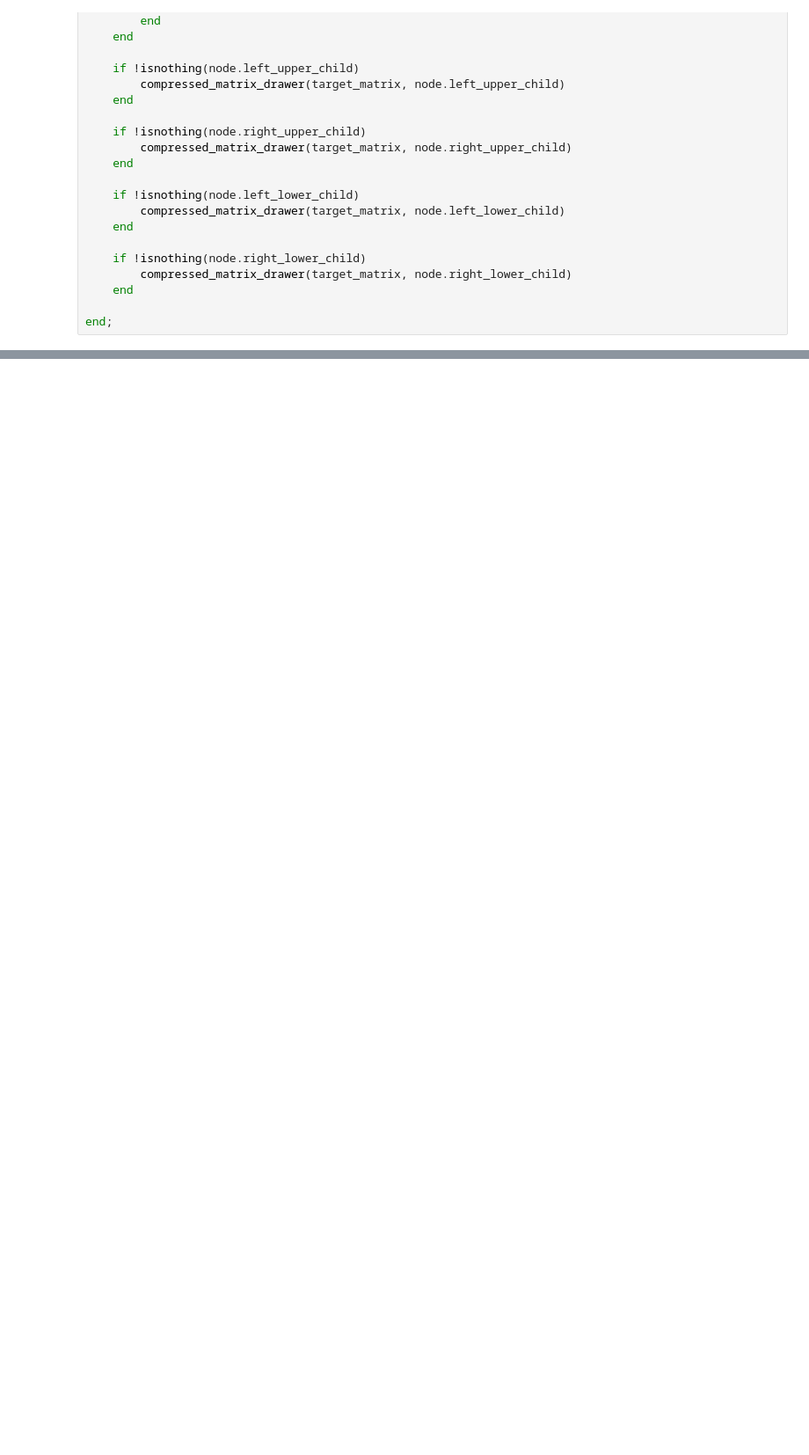
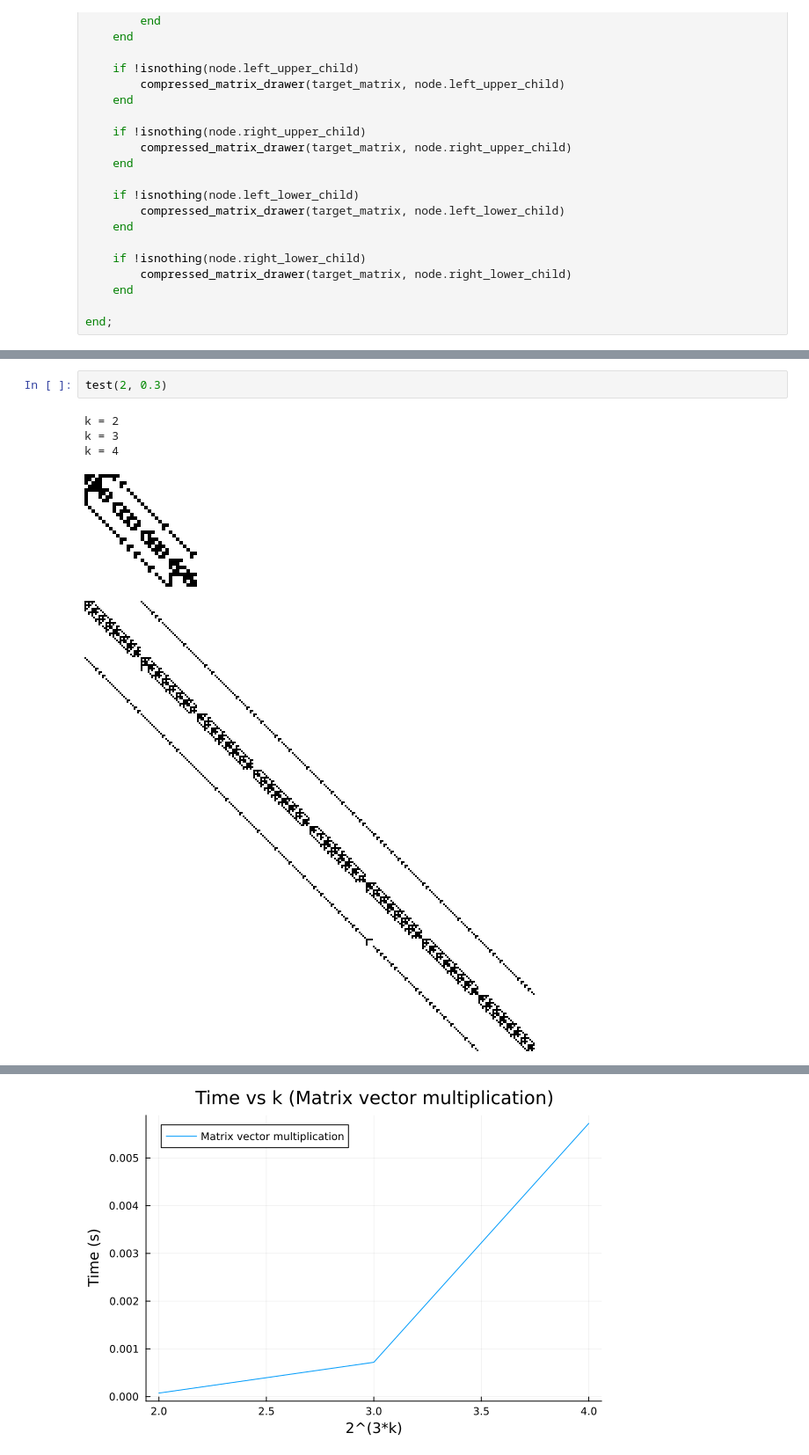
Before and after one commit to janmast1o/Macierzowe, a Jupyter notebook: Lab4/lab4.ipynb, the cells around one changed output, grey strips where cells are left out. Shown at 88% size. Cells and saved outputs as stored; diff of their text form; blank space fills up the shorter version.

```diff
--- a/Lab4/lab4.ipynb
+++ b/Lab4/lab4.ipynb
@@ -916,0 +1025,8 @@ plot(ns, times_MM, label="Matrix matrix multiplication", xlabel="2^(3*k)", ylabe
+# %%
+test(2, 0.3)
+# %% [output]
+k = 2
+k = 3
+k = 4
+[figure, added]
+[figure, added]
@@ -916,0 +1034 @@ plot(ns, times_MM, label="Matrix matrix multiplication", xlabel="2^(3*k)", ylabe
+[figure, added]
```
Also changed, not shown: parts of 19 cells of this notebook.
